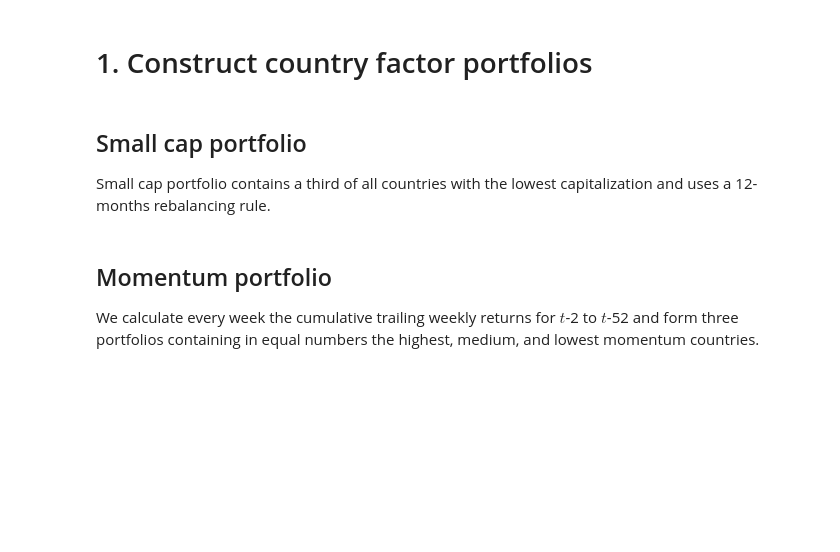
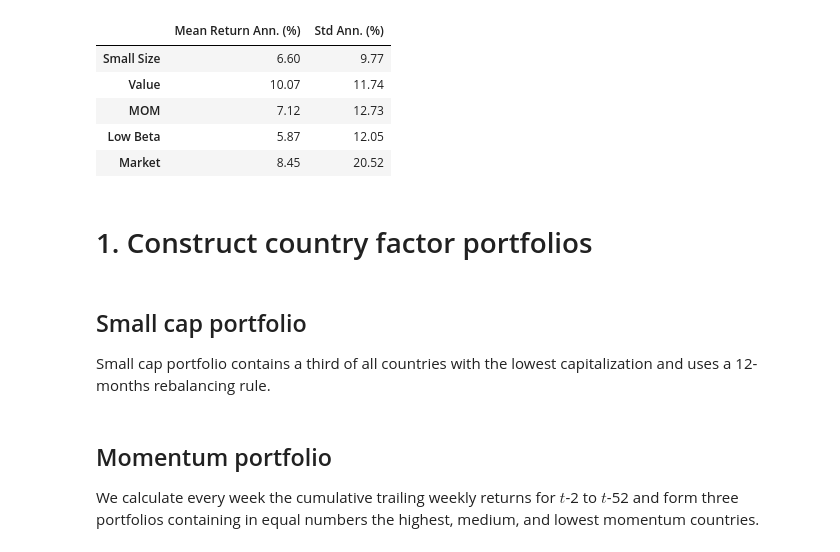
Before and after one commit to wingwingz/AFP, a Jupyter notebook: Portfolio Construction/country_factor_portfolios.ipynb, the cells around one changed output. Saved outputs shown, nothing was run; the diff lists cells and outputs as text; code cells hidden in the pictures; blank space fills up the shorter version.

```diff
--- a/Portfolio Construction/country_factor_portfolios.ipynb
+++ b/Portfolio Construction/country_factor_portfolios.ipynb
@@ -90,3 +266,18 @@ country_pe = country_pe.fillna(method='ffill')
+# %%
+all_perf = []
+for col in all_port_rets.columns:
+    perf_ = calc_performance(all_port_rets[col])
+    all_perf.append(perf_)
+
+perf_df = pd.DataFrame(all_perf, columns = ['Mean Return Ann. (%)', 'Std Ann. (%)'], index = ['Small Size', 'Value', 'MOM', 'Low Beta', 'Market'])
+perf_df
+# %% [output]
+|  | Mean Return Ann. (%) | Std Ann. (%) |
+| Small Size | 6.60 | 9.77 |
+| Value | 10.07 | 11.74 |
+| MOM | 7.12 | 12.73 |
+| Low Beta | 5.87 | 12.05 |
+| Market | 8.45 | 20.52 |
 # %% [markdown]
 # 1. Construct country factor portfolios
 # %% [markdown]
```
Also changed, not shown: parts of 34 cells of this notebook.
